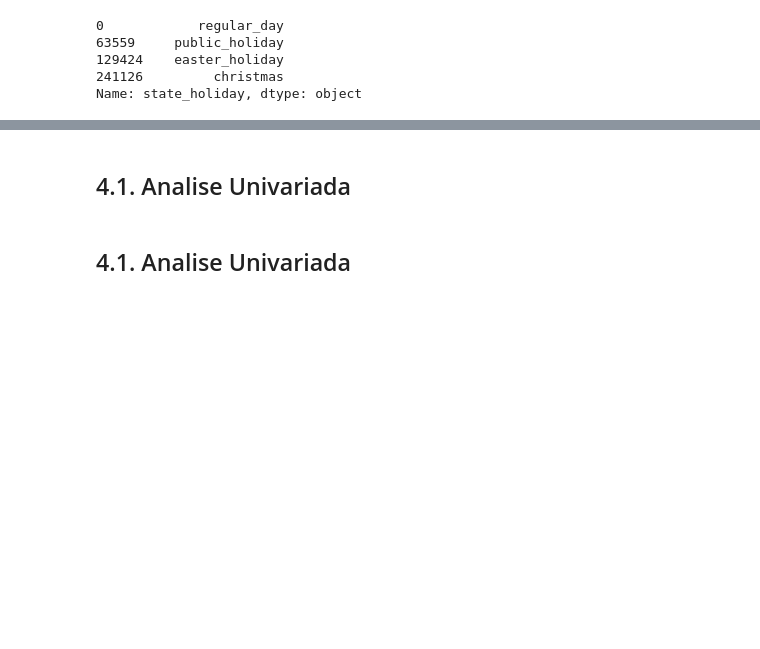
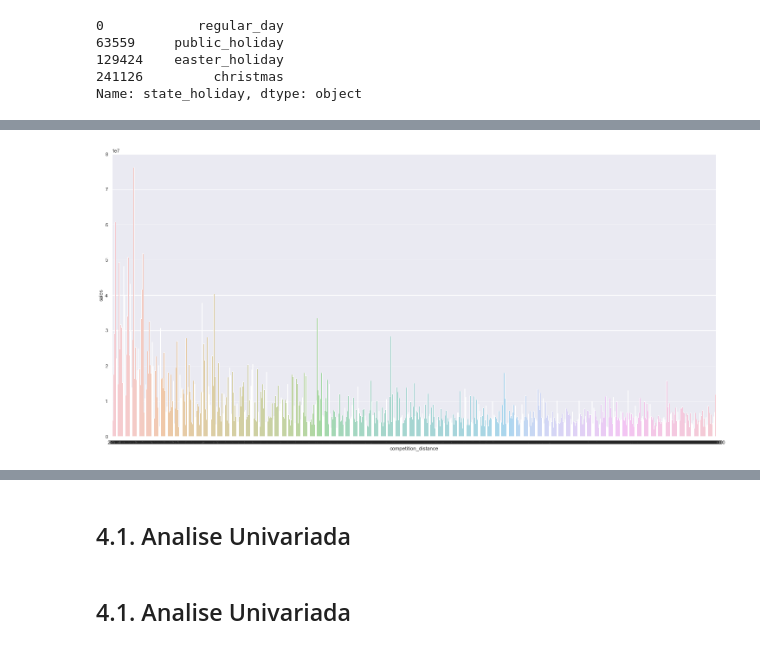
Before and after one commit to webluc/ds-em-producao, a Jupyter notebook: m04_v01_store_sales_prediction.ipynb, the cells around one changed output, grey strips where cells are left out. Drawn from its saved outputs; the diff is of its cells as text; code cells hidden in the pictures; blank space fills up the shorter version.

```diff
--- a/m04_v01_store_sales_prediction.ipynb
+++ b/m04_v01_store_sales_prediction.ipynb
@@ -439,0 +500,5 @@ sns.kdeplot( df4[ df4['assortment'] == 'extra' ]['sales'], label='extra',shade=T
+# %%
+aux1 = df4[['competition_distance','sales']].groupby( 'competition_distance' ).sum().reset_index()
+sns.barplot( x= 'competition_distance', y='sales', data=aux1);
+# %% [output]
+[figure, added]
```
Also changed, not shown: parts of 20 cells of this notebook.
